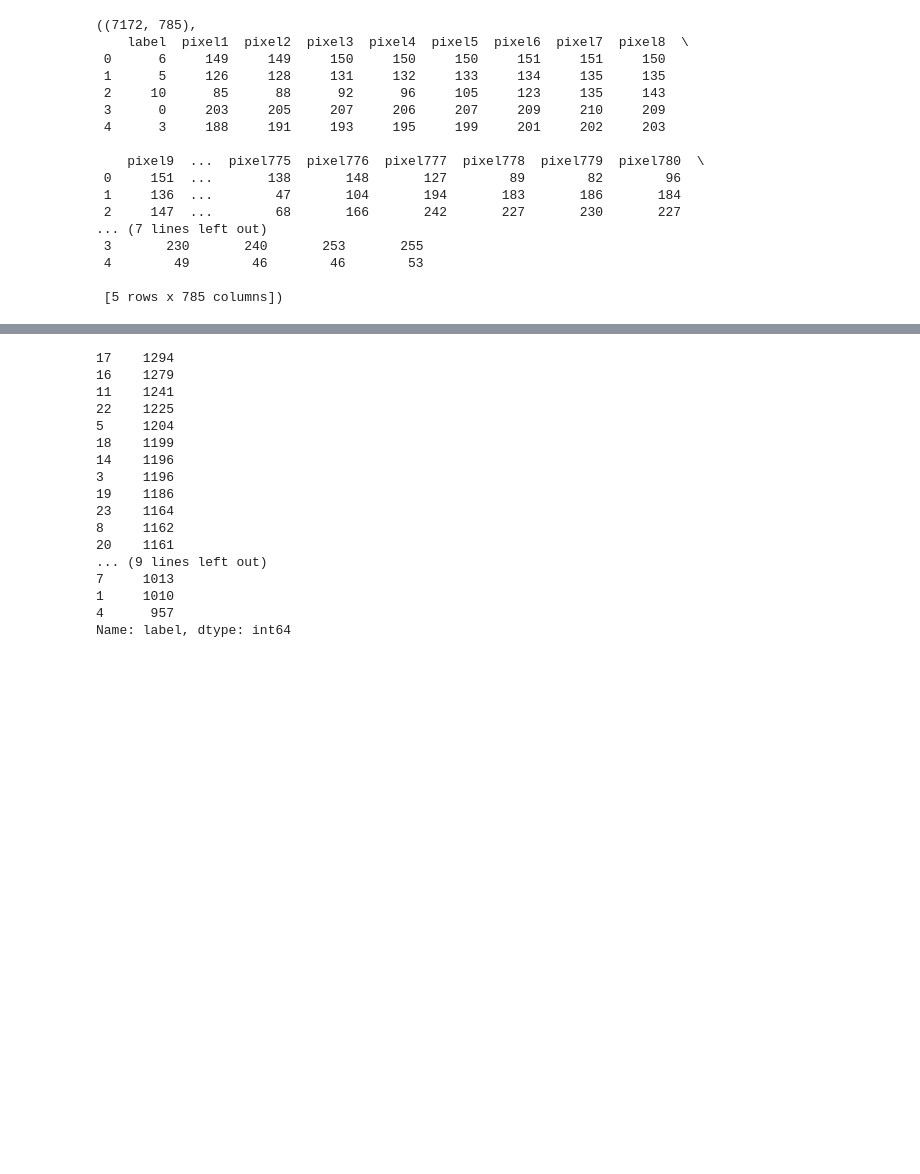
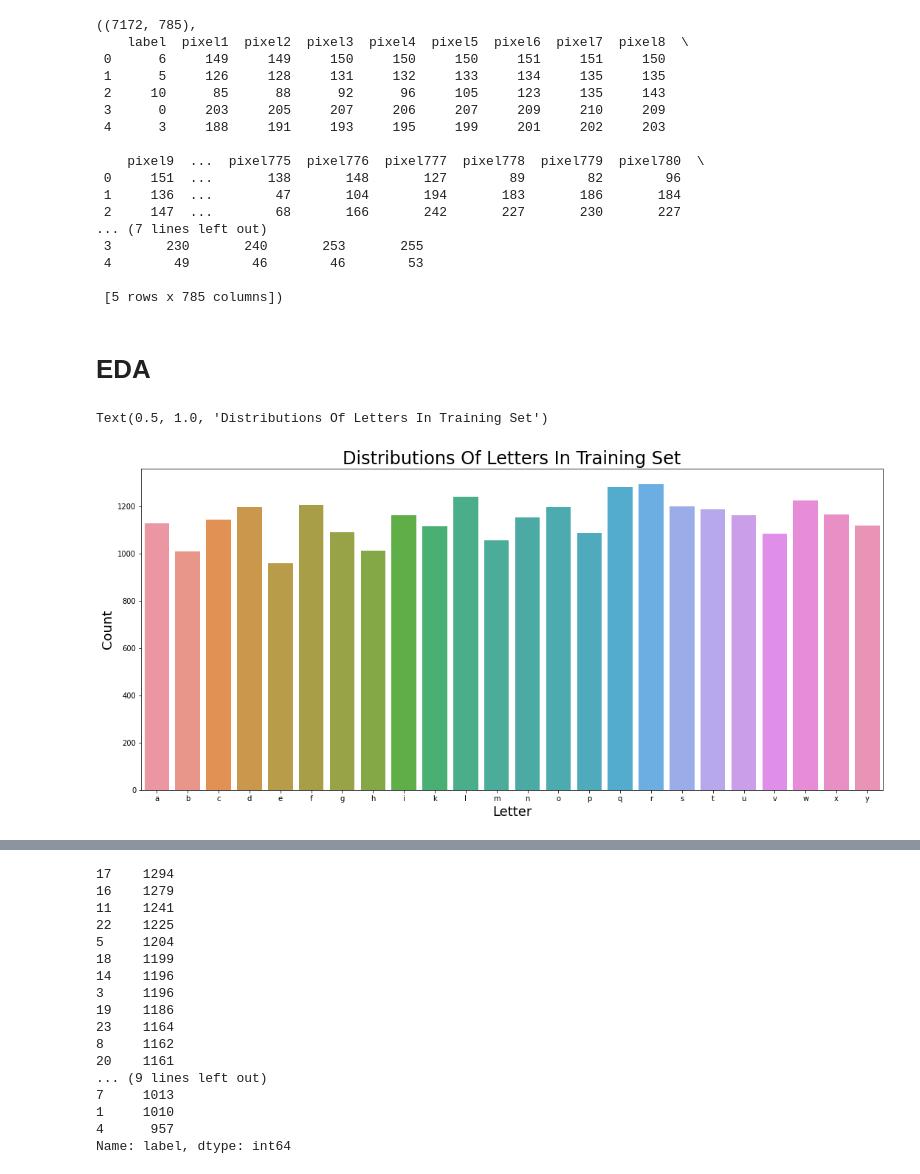
Before and after one commit to alex21738/Image_Classification-American_Sign_Language, a Jupyter notebook: ASL image classification.ipynb, the cells around one changed output, grey strips where cells are left out. Cells and saved outputs as stored; diff of their text form; code cells hidden in the pictures; blank space fills up the shorter version.

Commit message:
finishing touches, eda graphs

```diff
--- a/ASL image classification.ipynb
+++ b/ASL image classification.ipynb
@@ -63,3 +64,17 @@ testdf.shape, testdf.head()
  4        49        46        46        53
 
  [5 rows x 785 columns])
+# %% [markdown]
+# EDA
+# %%
+labels = traindf['label'].values
+# %%
+plt.figure(figsize = (18,8))
+g=sns.countplot(x =labels)
+g.set(xticklabels=['a', 'b', 'c','d','e','f','g','h','i','k','l','m','n','o','p','q','r','s','t','u','v','w','x','y'])
+plt.xlabel('Letter',fontsize=18)
+plt.ylabel('Count',fontsize=18)
+plt.title('Distributions Of Letters In Training Set', fontsize=24)
+# %% [output]
+Text(0.5, 1.0, 'Distributions Of Letters In Training Set')
+[figure, added]
```
Also changed, not shown: parts of 19 cells of this notebook, 1 other file.
